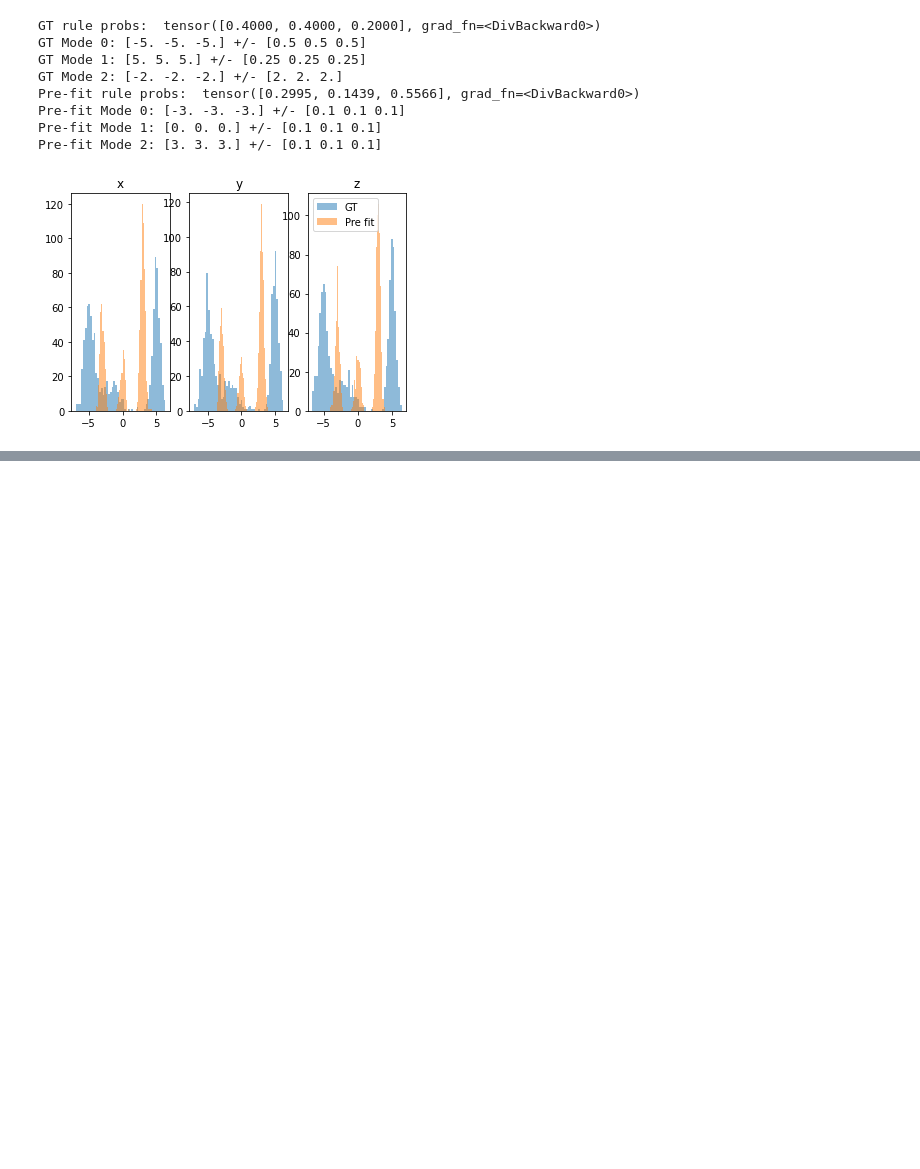
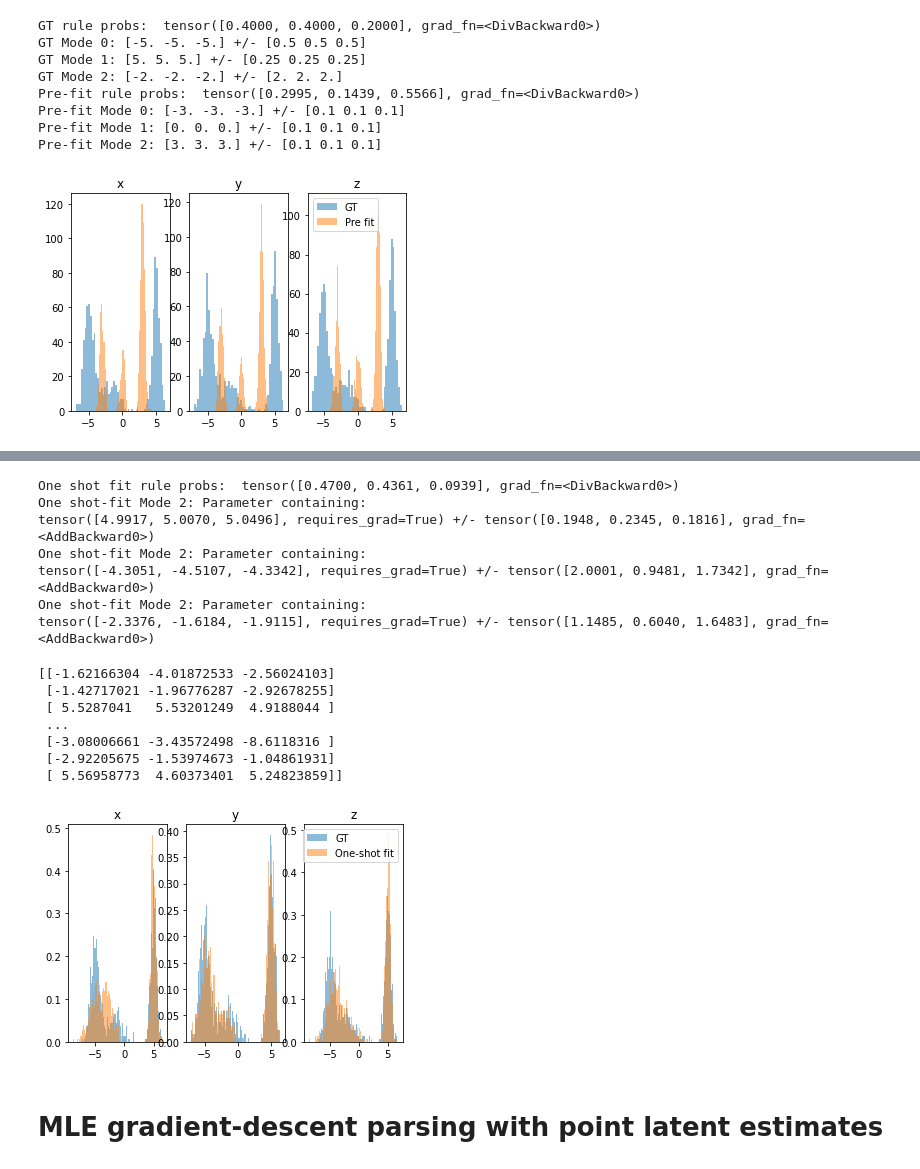
Before and after one commit to gizatt/spatial_scene_grammars, a Jupyter notebook: spatial_scene_grammars_examples/gmm/demo_gmm_fitting_vs_em.ipynb, the cells around one changed output, grey strips where cells are left out. Saved outputs shown, nothing was run; the diff lists cells and outputs as text; code cells hidden in the pictures; blank space fills up the shorter version.

```diff
--- a/spatial_scene_grammars_examples/gmm/demo_gmm_fitting_vs_em.ipynb
+++ b/spatial_scene_grammars_examples/gmm/demo_gmm_fitting_vs_em.ipynb
@@ -217 +269,42 @@ tensor([-2.6013, -1.5080, -2.2698], requires_grad=True) +/- tensor([1.4390, 0.34
+# %%
+rule_probs_param = one_shot_fit_grammar.params_by_node_type[Root.__name__]
+print("One shot fit rule probs: ", rule_probs_param())
+for mode in Modes:
+    mode_name = mode.__name__
+    mean_param = one_shot_fit_grammar.rule_params_by_node_type[mode_name][0][0]["mean"]
+    var_param = one_shot_fit_grammar.rule_params_by_node_type[mode_name][0][0]["variance"]
+    print("One shot-fit Mode %d: %s +/- %s" % (k, mean_param(), var_param()))
+
+gt_samples = get_draws_from_grammar(gt_grammar, 1000)
+fit_samples = get_draws_from_grammar(one_shot_fit_grammar, 1000)
+l_gt = get_all_node_xyzs([sample[0] for sample in gt_samples], Point)
+l_fit = get_all_node_xyzs([sample[0] for sample in fit_samples], Point)
+print(l_fit)
+l_train = get_all_node_xyzs([sample[0] for sample in samples], Point)
+plt.figure()
+for k, label in enumerate("xyz"):
+    plt.subplot(1, 3, k+1)
+    plt.hist(l_gt[:, k], bins=100, label="GT", alpha=0.5, density=True)
+    plt.hist(l_fit[:, k], bins=100, label="One-shot fit", alpha=0.5, density=True)
+    plt.title(label)
+    if k == 2:
+        plt.legend()
+# %% [output]
+One shot fit rule probs:  tensor([0.4700, 0.4361, 0.0939], grad_fn=<DivBackward0>)
+One shot-fit Mode 2: Parameter containing:
+tensor([4.9917, 5.0070, 5.0496], requires_grad=True) +/- tensor([0.1948, 0.2345, 0.1816], grad_fn=<AddBackward0>)
+One shot-fit Mode 2: Parameter containing:
+tensor([-4.3051, -4.5107, -4.3342], requires_grad=True) +/- tensor([2.0001, 0.9481, 1.7342], grad_fn=<AddBackward0>)
+One shot-fit Mode 2: Parameter containing:
+tensor([-2.3376, -1.6184, -1.9115], requires_grad=True) +/- tensor([1.1485, 0.6040, 1.6483], grad_fn=<AddBackward0>)
+[[-1.62166304 -4.01872533 -2.56024103]
+ [-1.42717021 -1.96776287 -2.92678255]
+ [ 5.5287041   5.53201249  4.9188044 ]
+ ...
+ [-3.08006661 -3.43572498 -8.6118316 ]
+ [-2.92205675 -1.53974673 -1.04861931]
+ [ 5.56958773  4.60373401  5.24823859]]
+[figure, added]
+# %% [markdown]
+# MLE gradient-descent parsing with point latent estimates
 # %%
```
Also changed, not shown: parts of 7 cells of this notebook, 1 other file.
